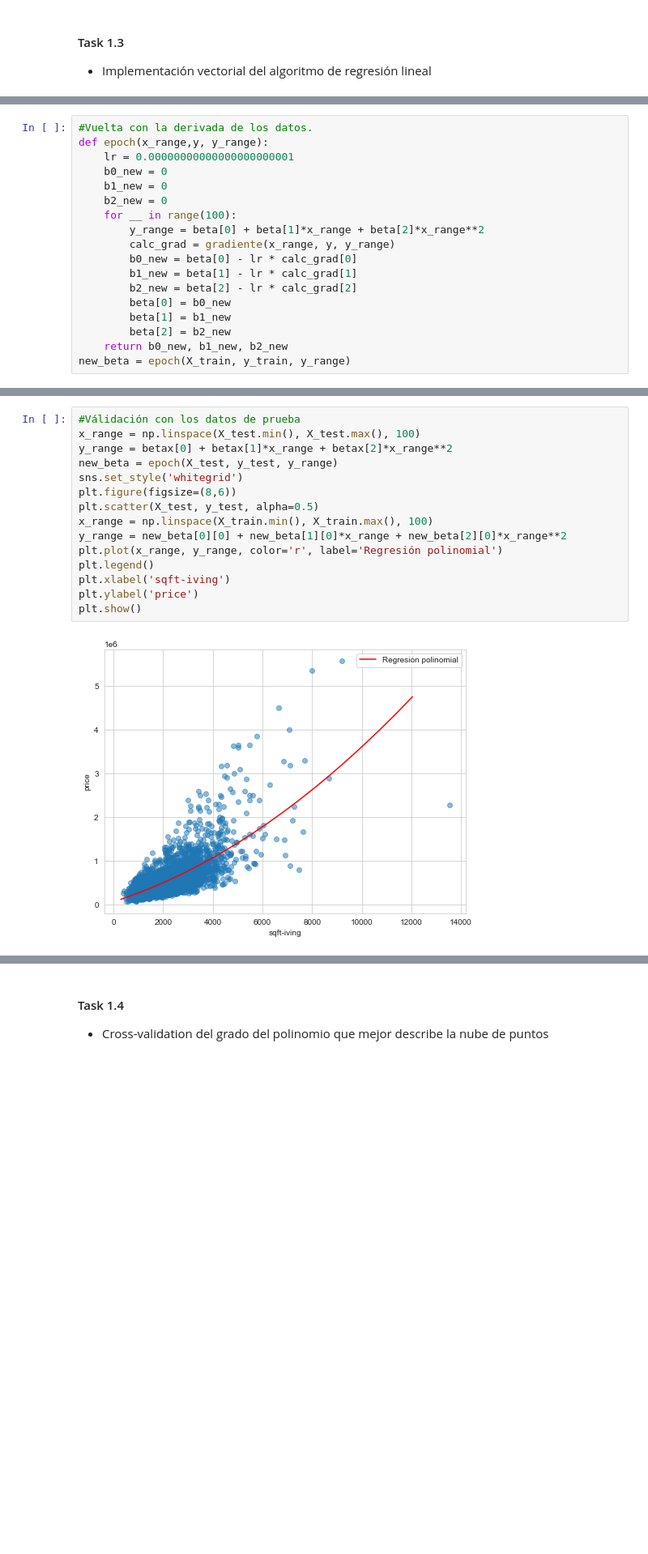
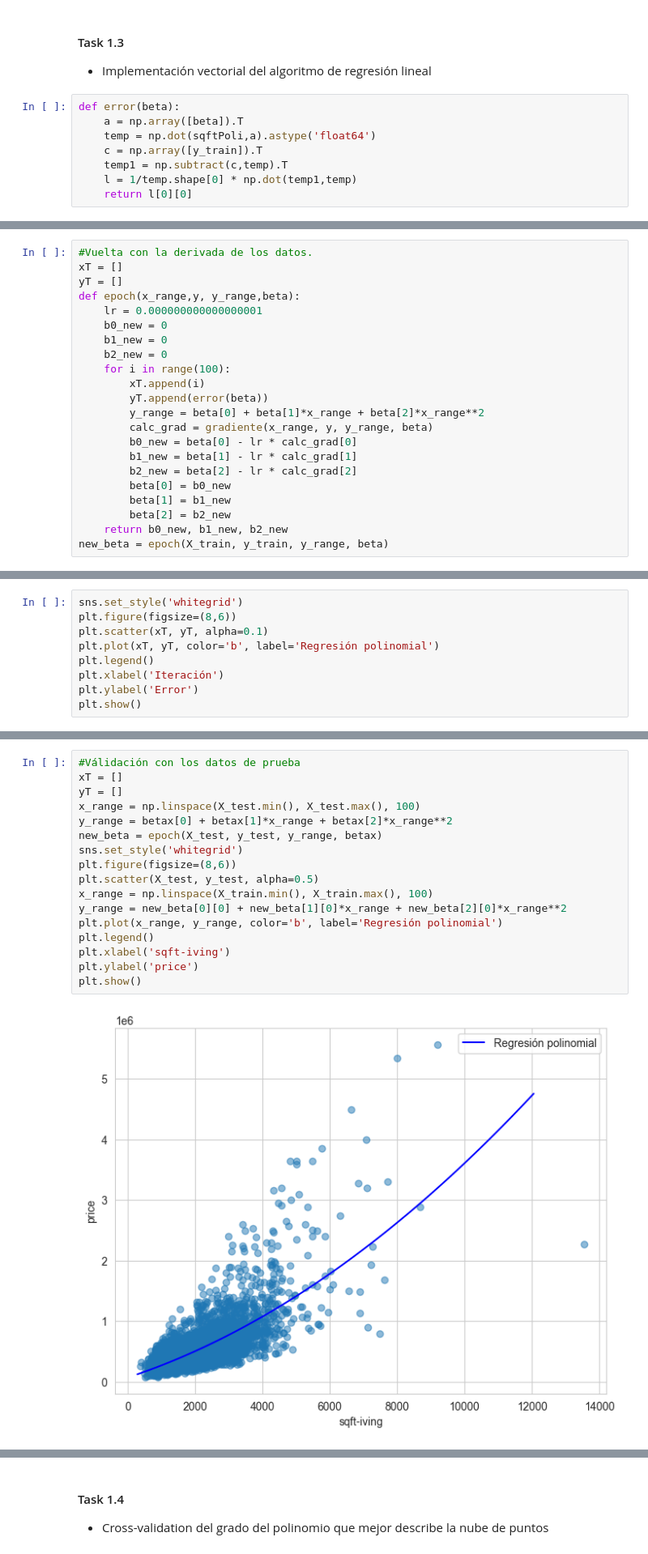
Before and after one commit to aleg001/Lab4-IA, a Jupyter notebook: Lab4.ipynb, the cells around one changed output, grey strips where cells are left out. Shown at 81% size. Cells and saved outputs as stored; diff of their text form; blank space fills up the shorter version.

```diff
--- a/Lab4.ipynb
+++ b/Lab4.ipynb
@@ -151,6 +152,14 @@ plt.show()
 # %% [markdown]
 #### Task 1.3
 - Implementación vectorial del algoritmo de regresión lineal
+# %%
+def error(beta):
+    a = np.array([beta]).T
+    temp = np.dot(sqftPoli,a).astype('float64')
+    c = np.array([y_train]).T
+    temp1 = np.subtract(c,temp).T
+    l = 1/temp.shape[0] * np.dot(temp1,temp)
+    return l[0][0]
 # %%
 #Función de gradiente.
 
@@ -184,13 +190,17 @@ def gradiente(xs, ys, y_range):
 # %%
 #Vuelta con la derivada de los datos.
-def epoch(x_range,y, y_range):
-    lr = 0.00000000000000000000001
+xT = []
+yT = []
+def epoch(x_range,y, y_range,beta):
+    lr = 0.000000000000000001
     b0_new = 0
     b1_new = 0
     b2_new = 0
-    for __ in range(100):
+    for i in range(100):
+        xT.append(i)
+        yT.append(error(beta))
         y_range = beta[0] + beta[1]*x_range + beta[2]*x_range**2
-        calc_grad = gradiente(x_range, y, y_range)
+        calc_grad = gradiente(x_range, y, y_range, beta)
         b0_new = beta[0] - lr * calc_grad[0]
         b1_new = beta[1] - lr * calc_grad[1]
         b2_new = beta[2] - lr * calc_grad[2]
@@ -198,6 +208,6 @@ def epoch(x_range,y, y_range):
         beta[1] = b1_new
         beta[2] = b2_new
     return b0_new, b1_new, b2_new
-new_beta = epoch(X_train, y_train, y_range)
+new_beta = epoch(X_train, y_train, y_range, beta)
 # %%
 #Gráfica con los datos de entrenamiento
@@ -215,0 +231,9 @@ plt.show()
+# %%
+sns.set_style('whitegrid')
+plt.figure(figsize=(8,6))
+plt.scatter(xT, yT, alpha=0.1)
+plt.plot(xT, yT, color='b', label='Regresión polinomial')
+plt.legend()
+plt.xlabel('Iteración')
+plt.ylabel('Error')
+plt.show()
@@ -216,17 +242,19 @@ plt.show()
 # %%
 #Válidación con los datos de prueba
+xT = []
+yT = []
 x_range = np.linspace(X_test.min(), X_test.max(), 100)
 y_range = betax[0] + betax[1]*x_range + betax[2]*x_range**2
-new_beta = epoch(X_test, y_test, y_range)
+new_beta = epoch(X_test, y_test, y_range, betax)
 sns.set_style('whitegrid')
 plt.figure(figsize=(8,6))
 plt.scatter(X_test, y_test, alpha=0.5)
 x_range = np.linspace(X_train.min(), X_train.max(), 100)
 y_range = new_beta[0][0] + new_beta[1][0]*x_range + new_beta[2][0]*x_range**2
-plt.plot(x_range, y_range, color='r', label='Regresión polinomial')
+plt.plot(x_range, y_range, color='b', label='Regresión polinomial')
 plt.legend()
 plt.xlabel('sqft-iving')
 plt.ylabel('price')
 plt.show()
 # %% [output]
-[figure, old version]
+[figure, new version]
```
Also changed, not shown: parts of 9 cells of this notebook.
